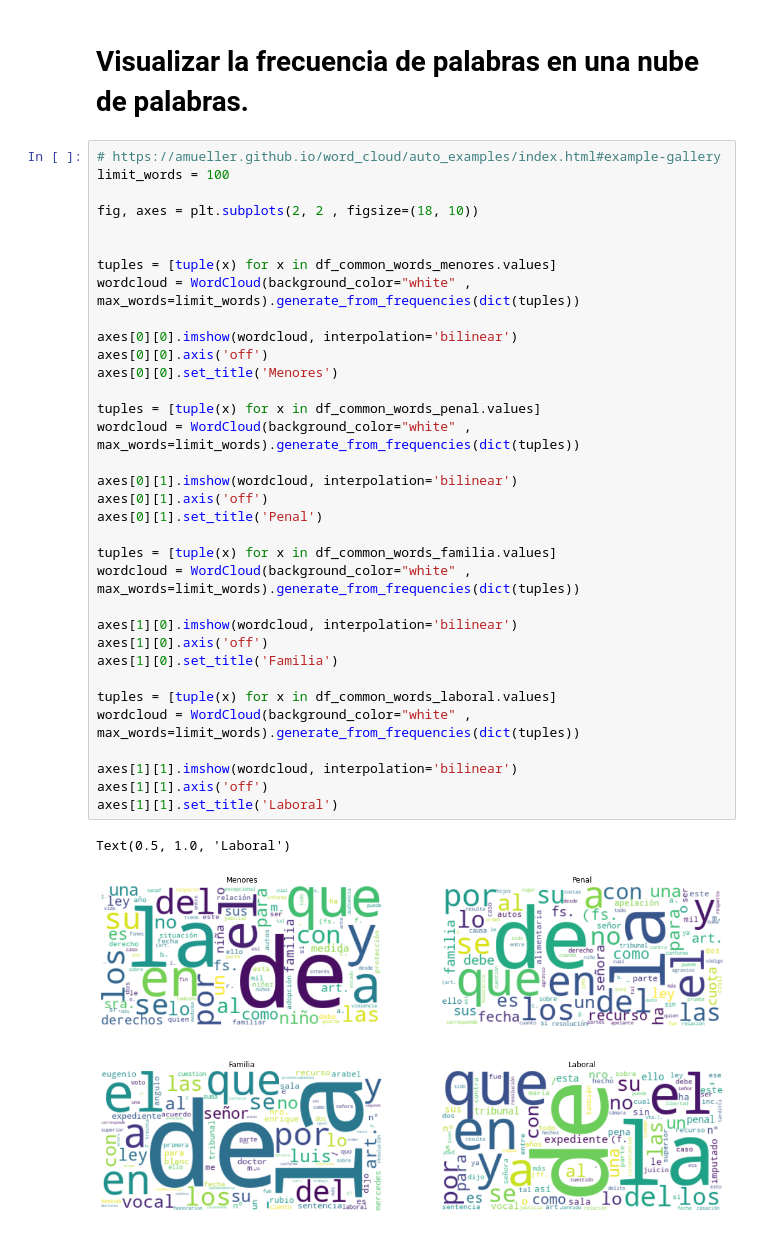
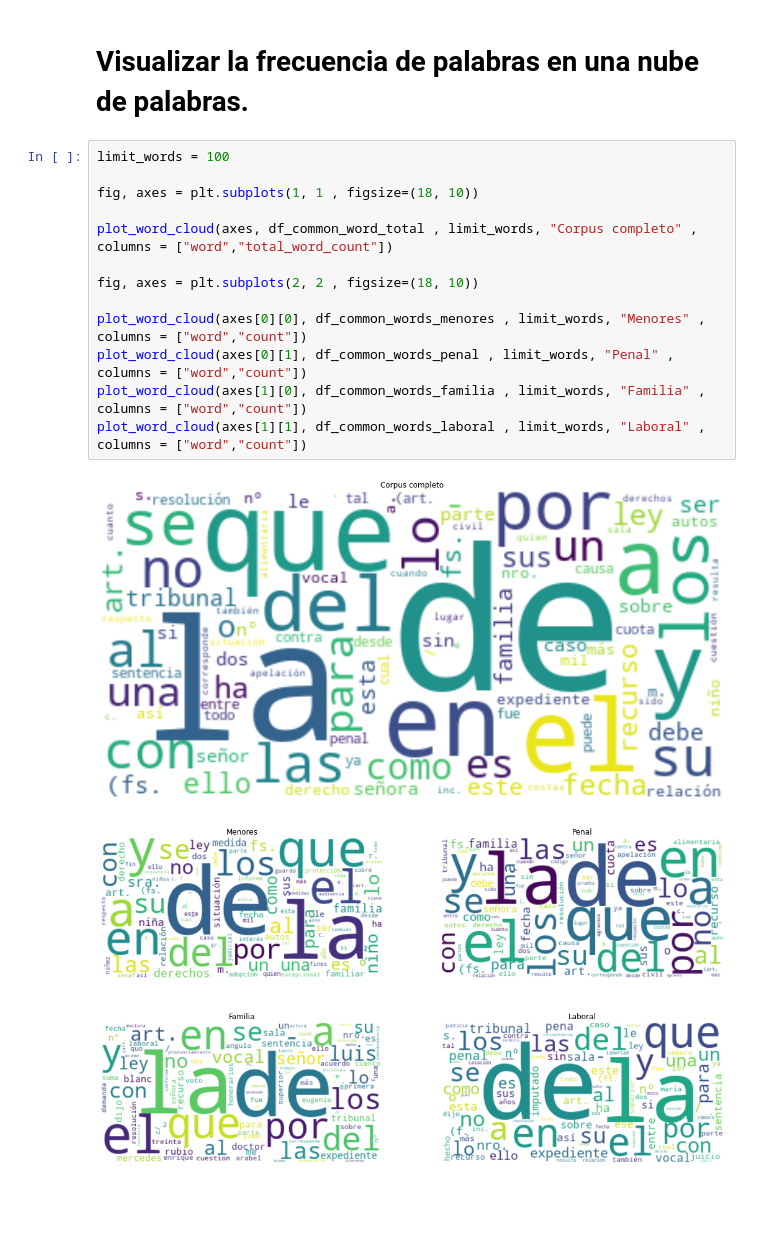
Before and after one commit to cgoviedo/Diplodatos, a Jupyter notebook: mentoria/Practico 1 - Analisis y Visualizacion_final.ipynb, the cells around one changed output. Saved outputs shown, nothing was run; the diff lists cells and outputs as text; blank space fills up the shorter version.

```diff
--- a/mentoria/Practico 1 - Analisis y Visualizacion_final.ipynb
+++ b/mentoria/Practico 1 - Analisis y Visualizacion_final.ipynb
@@ -322,39 +380,18 @@ Text(0.5, 1.0, 'Laboral')
 # %% [markdown]
 # Visualizar la frecuencia de palabras en una nube de palabras.
-# %%
-# https://amueller.github.io/word_cloud/auto_examples/index.html#example-gallery
-limit_words = 100
-
-fig, axes = plt.subplots(2, 2 , figsize=(18, 10))
-
-
-tuples = [tuple(x) for x in df_common_words_menores.values]
-wordcloud = WordCloud(background_color="white" , max_words=limit_words).generate_from_frequencies(dict(tuples))
-
-axes[0][0].imshow(wordcloud, interpolation='bilinear')
-axes[0][0].axis('off')
-axes[0][0].set_title('Menores')
-
-tuples = [tuple(x) for x in df_common_words_penal.values]
-wordcloud = WordCloud(background_color="white" , max_words=limit_words).generate_from_frequencies(dict(tuples))
-
-axes[0][1].imshow(wordcloud, interpolation='bilinear')
-axes[0][1].axis('off')
-axes[0][1].set_title('Penal')
-
-tuples = [tuple(x) for x in df_common_words_familia.values]
-wordcloud = WordCloud(background_color="white" , max_words=limit_words).generate_from_frequencies(dict(tuples))
-
-axes[1][0].imshow(wordcloud, interpolation='bilinear')
-axes[1][0].axis('off')
-axes[1][0].set_title('Familia')
-
-tuples = [tuple(x) for x in df_common_words_laboral.values]
-wordcloud = WordCloud(background_color="white" , max_words=limit_words).generate_from_frequencies(dict(tuples))
-
-axes[1][1].imshow(wordcloud, interpolation='bilinear')
-axes[1][1].axis('off')
-axes[1][1].set_title('Laboral')
-# %% [output]
-Text(0.5, 1.0, 'Laboral')
-[figure, removed]
+# %%
+limit_words = 100
+
+fig, axes = plt.subplots(1, 1 , figsize=(18, 10))
+
+plot_word_cloud(axes, df_common_word_total , limit_words, "Corpus completo" , columns = ["word","total_word_count"])
+
+fig, axes = plt.subplots(2, 2 , figsize=(18, 10))
+
+plot_word_cloud(axes[0][0], df_common_words_menores , limit_words, "Menores" , columns = ["word","count"])
+plot_word_cloud(axes[0][1], df_common_words_penal , limit_words, "Penal" , columns = ["word","count"])
+plot_word_cloud(axes[1][0], df_common_words_familia , limit_words, "Familia" , columns = ["word","count"])
+plot_word_cloud(axes[1][1], df_common_words_laboral , limit_words, "Laboral" , columns = ["word","count"])
+# %% [output]
+[figure, added]
+[figure, added]
```
Also changed, not shown: parts of 15 cells of this notebook.
